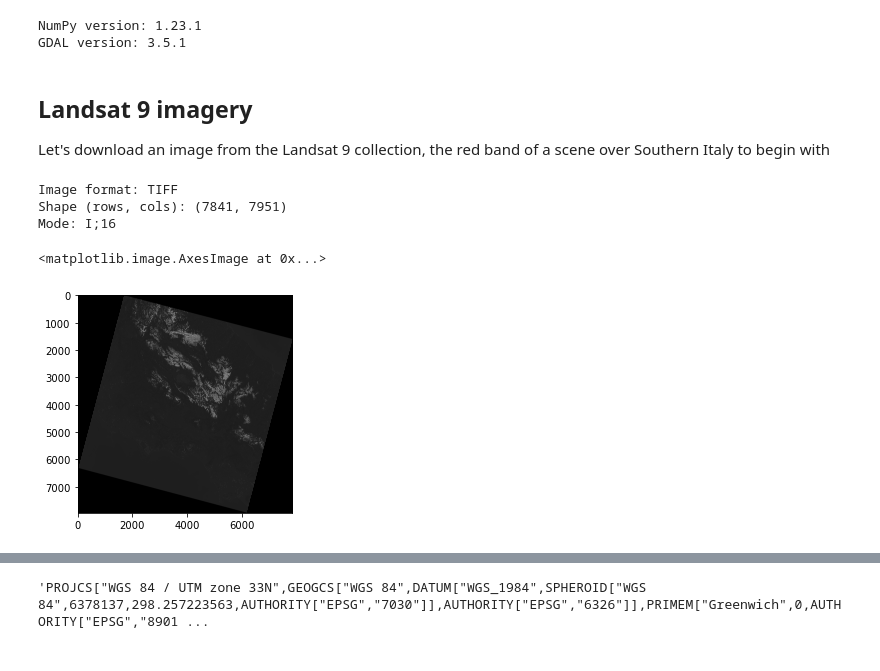
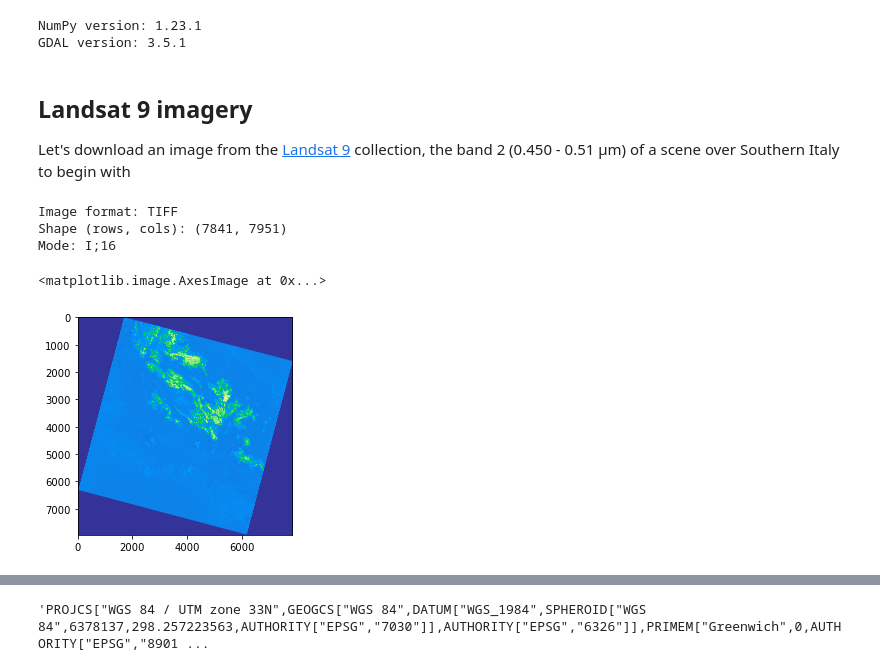
Before and after one commit to luigiselmi/geoscience, a Jupyter notebook: raster_subsetting.ipynb, the cells around one changed output, grey strips where cells are left out. Drawn from its saved outputs; the diff is of its cells as text; code cells hidden in the pictures.

```diff
--- a/raster_subsetting.ipynb
+++ b/raster_subsetting.ipynb
@@ -17,20 +17,20 @@ NumPy version: 1.23.1
 GDAL version: 3.5.1
 # %% [markdown]
 ## Landsat 9 imagery
-Let's download an image from the Landsat 9 collection, the red band of a scene over Southern Italy to begin with
+Let's download an image from the [Landsat 9](https://www.usgs.gov/landsat-missions/landsat-9) collection, the band 2 (0.450 - 0.51 µm) of a scene over Southern Italy to begin with
 # %%
 path = 'data/raster/Landsat/Italy/'
 band2_fn = os.path.join(path, 'LC09_L1TP_190031_20230214_20230310_02_T1_B2.TIF')
 # %%
 im_band2 = Image.open(band2_fn)
 print('Image format: {}\nShape (rows, cols): {}\nMode: {}'.format(im_band2.format, im_band2.size, im_band2.mode))
-plt.imshow(im_band2, cmap='gray')
+plt.imshow(im_band2, cmap='terrain')
 # %% [output]
 Image format: TIFF
 Shape (rows, cols): (7841, 7951)
 Mode: I;16
 <matplotlib.image.AxesImage at 0x...>
-[figure, old version]
+[figure, new version]
 # %%
 band2_ds = gdal.Open(band2_fn)
 rows = band2_ds.RasterXSize
```
Also changed, not shown: parts of 2 cells of this notebook, 2 other files.
